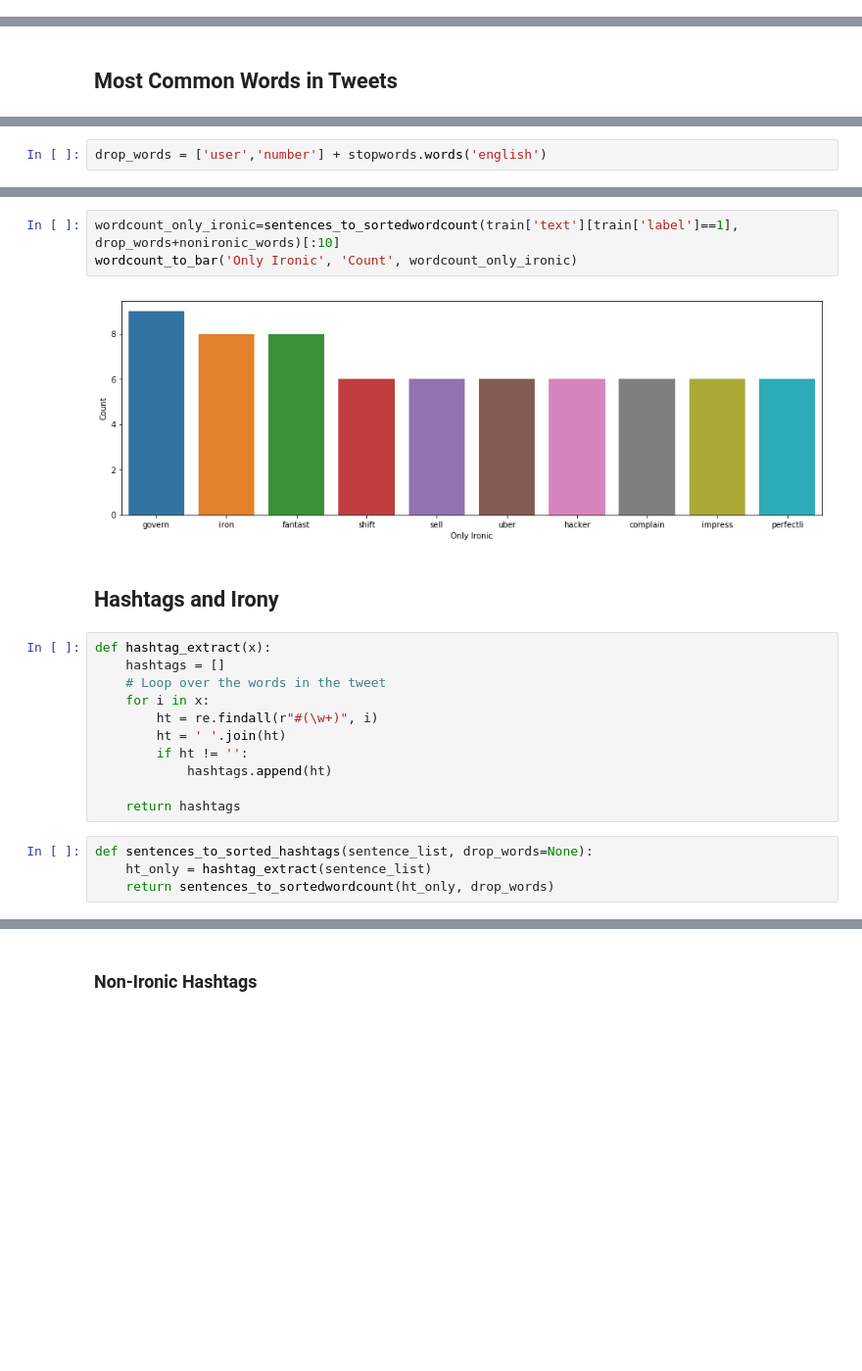
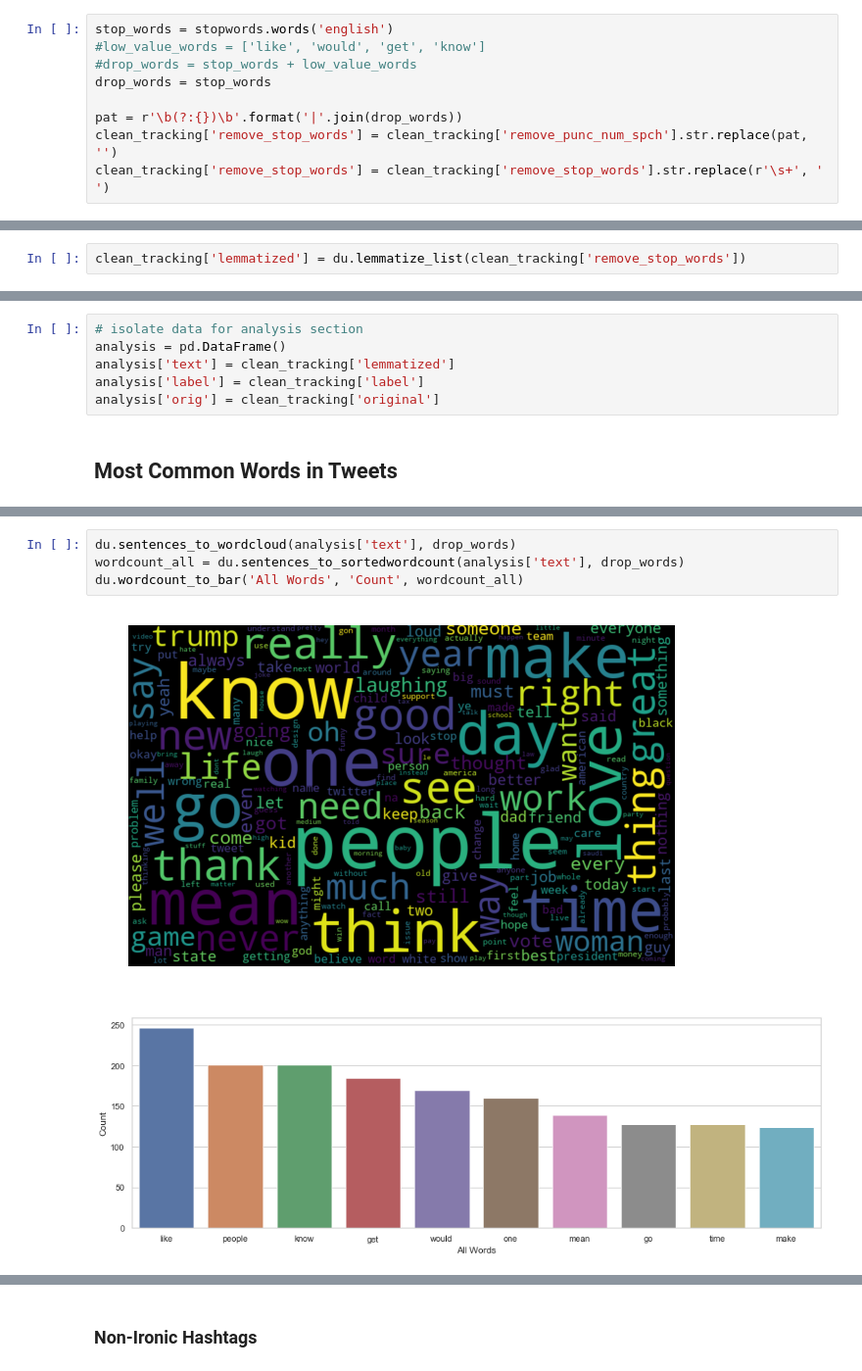
Before and after one commit to csmyth76/Detecting-Sarcasm-on-Twitter, a Jupyter notebook: semanticRel.ipynb, the cells around one changed output, grey strips where cells are left out. Shown at 98% size. Cells and saved outputs as stored; diff of their text form; blank space fills up the shorter version.

```diff
--- a/semanticRel.ipynb
+++ b/semanticRel.ipynb
@@ -481,0 +194,9 @@ for i in range(len(tokenized_tweet)):
+# %%
+stop_words = stopwords.words('english')
+#low_value_words = ['like', 'would', 'get', 'know']
+#drop_words = stop_words + low_value_words
+drop_words = stop_words
+
+pat = r'\b(?:{})\b'.format('|'.join(drop_words))
+clean_tracking['remove_stop_words'] = clean_tracking['remove_punc_num_spch'].str.replace(pat, '')
+clean_tracking['remove_stop_words'] = clean_tracking['remove_stop_words'].str.replace(r'\s+', ' ')
@@ -481,0 +205,2 @@ for i in range(len(tokenized_tweet)):
+# %%
+clean_tracking['lemmatized'] = du.lemmatize_list(clean_tracking['remove_stop_words'])
@@ -482,2 +209,8 @@ for i in range(len(tokenized_tweet)):
+# %%
+# isolate data for analysis section
+analysis = pd.DataFrame()
+analysis['text'] = clean_tracking['lemmatized']
+analysis['label'] = clean_tracking['label']
+analysis['orig'] = clean_tracking['original']
 # %% [markdown]
 ## Most Common Words in Tweets
@@ -542,2 +216,0 @@ def wordcount_to_bar(x_label, y_label, word_count_tuple):
-# %%
-drop_words = ['user','number'] + stopwords.words('english')
@@ -599,22 +217,7 @@ sentences_to_wordcloud(train['text'][train['label']==1], drop_words+nonironic_wo
-# %%
-wordcount_only_ironic=sentences_to_sortedwordcount(train['text'][train['label']==1], drop_words+nonironic_words)[:10]
-wordcount_to_bar('Only Ironic', 'Count', wordcount_only_ironic)
-# %% [output]
-[figure, removed]
-# %% [markdown]
-## Hashtags and Irony
-# %%
-def hashtag_extract(x):
-    hashtags = []
-    # Loop over the words in the tweet
-    for i in x:
-        ht = re.findall(r"#(\w+)", i)
-        ht = ' '.join(ht)
-        if ht != '':
-            hashtags.append(ht)
-
-    return hashtags
-# %%
-def sentences_to_sorted_hashtags(sentence_list, drop_words=None):
-    ht_only = hashtag_extract(sentence_list)
-    return sentences_to_sortedwordcount(ht_only, drop_words)
+# %%
+du.sentences_to_wordcloud(analysis['text'], drop_words)
+wordcount_all = du.sentences_to_sortedwordcount(analysis['text'], drop_words)
+du.wordcount_to_bar('All Words', 'Count', wordcount_all)
+# %% [output]
+[figure, added]
+[figure, added]
```
Also changed, not shown: parts of 266 cells of this notebook, 1 other file.
